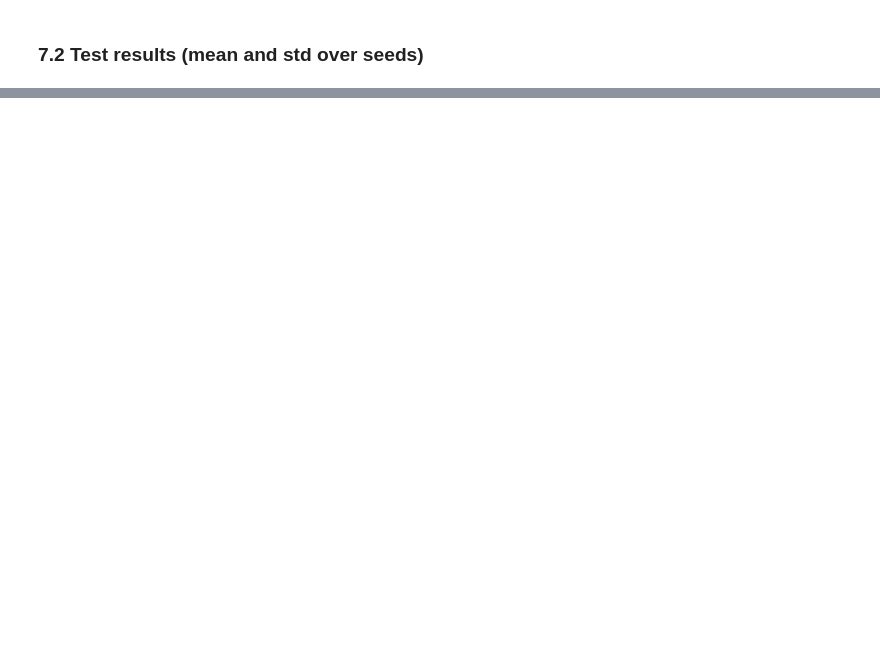
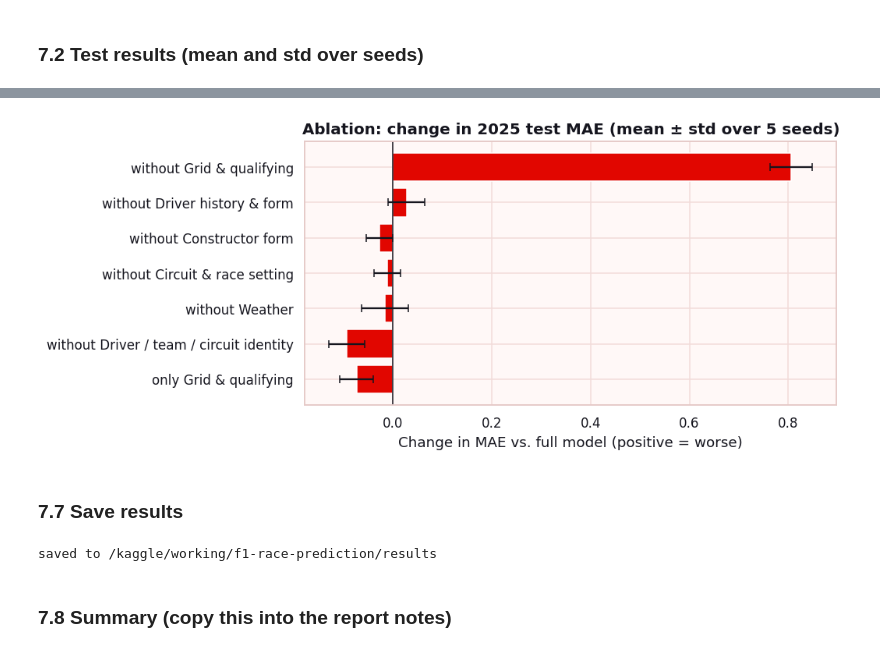
Before and after one commit to heavydriver/f1-race-prediction, a Jupyter notebook: notebooks/method-02-natiq.ipynb, the cells around one changed output, grey strips where cells are left out. Drawn from its saved outputs; the diff is of its cells as text; code cells hidden in the pictures; blank space fills up the shorter version.

```diff
--- a/notebooks/method-02-natiq.ipynb
+++ b/notebooks/method-02-natiq.ipynb
@@ -279,0 +592,29 @@ baseline.round(3)
+# %%
+deltas = pd.DataFrame(ablation_deltas)
+fig, ax = plt.subplots(figsize=(8, 4))
+ax.barh(deltas["setting"], deltas["delta_mae"], xerr=deltas["std"], color=f1.F1_RED,
+        error_kw={"ecolor": f1.F1_CARBON, "capsize": 3})
+ax.axvline(0, color=f1.F1_CARBON, lw=1)
+ax.invert_yaxis()
+ax.set(title="Ablation: change in 2025 test MAE (mean ± std over 5 seeds)",
+       xlabel="Change in MAE vs. full model (positive = worse)", ylabel="")
+f1.save_fig(fig, NOTEBOOK, "ablation_delta_mae")
+plt.show()
+# %% [output]
+[figure, added]
+# %% [markdown]
+### 7.7 Save results
+# %%
+results_dir = f1.PROJECT_ROOT / "results"
+results_dir.mkdir(exist_ok=True)
+summary.to_csv(results_dir / "xgboost_metrics.csv")
+pd.DataFrame(seed_results["test"], index=SEEDS).to_csv(results_dir / "xgboost_test_per_seed.csv")
+tuning_df.to_csv(results_dir / "xgboost_tuning.csv", index=False)
+ablation.to_csv(results_dir / "xgboost_ablation.csv")
+importance.to_csv(results_dir / "xgboost_feature_importance.csv")
+per_race.to_csv(results_dir / "xgboost_per_race_2025.csv", index=False)
+print("saved to", results_dir)
+# %% [output]
+saved to /kaggle/working/f1-race-prediction/results
+# %% [markdown]
+### 7.8 Summary (copy this into the report notes)
```
Also changed, not shown: parts of 33 cells of this notebook.
